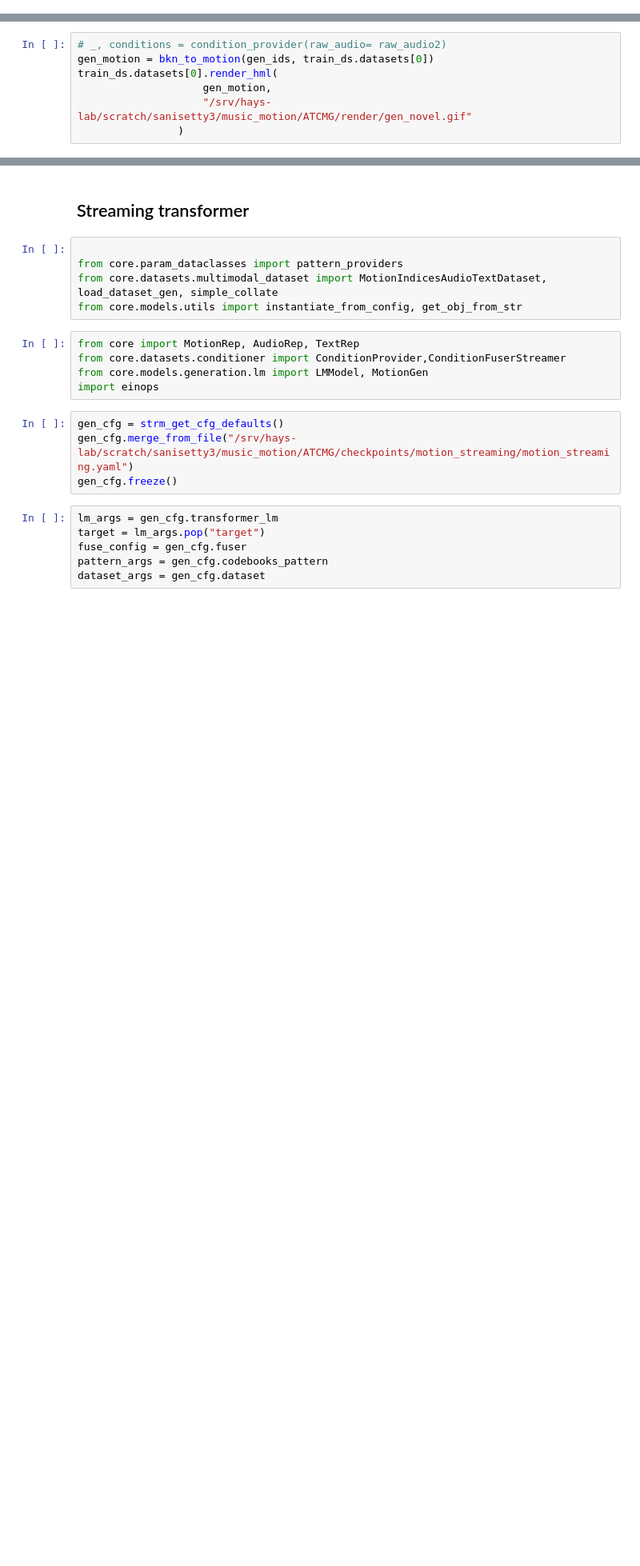
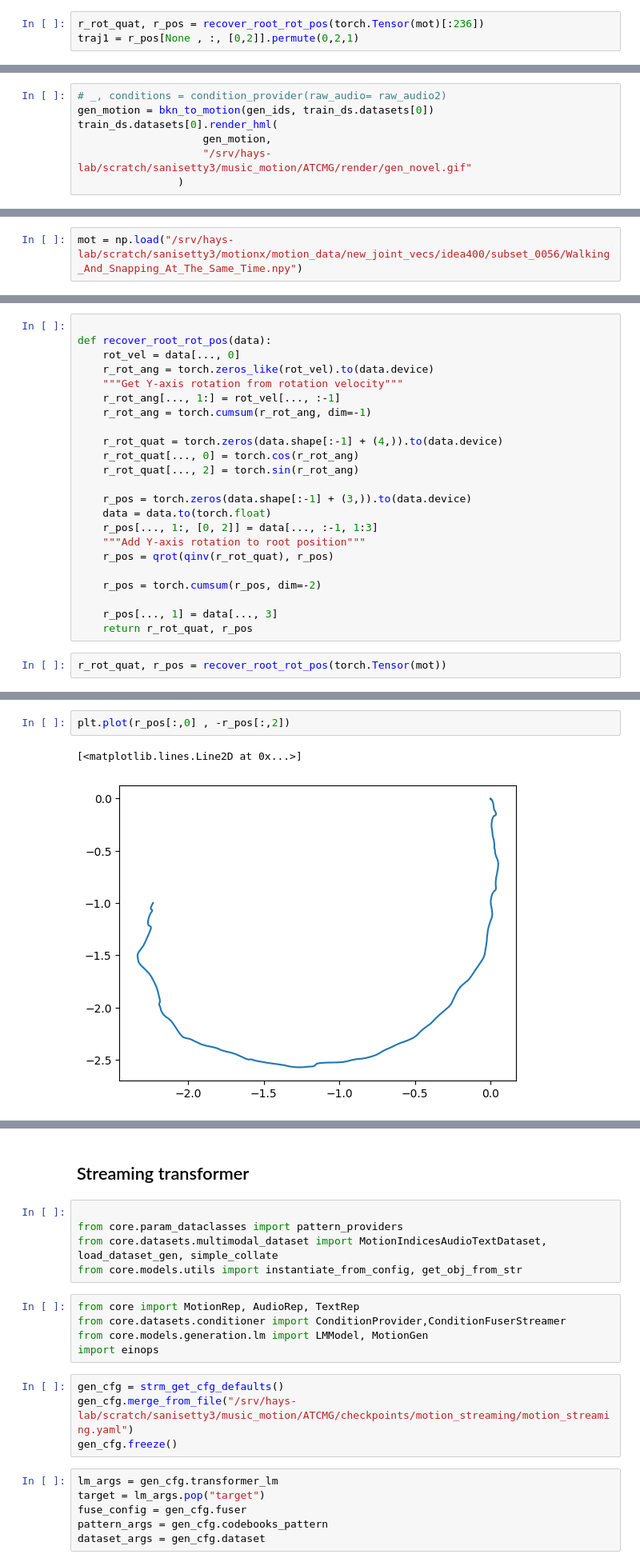
Before and after one commit to sohananisetty/ATCMG, a Jupyter notebook: multimodal.ipynb, the cells around one changed output, grey strips where cells are left out. Shown at 80% size. Saved outputs shown, nothing was run; the diff lists cells and outputs as text; blank space fills up the shorter version.

```diff
--- a/multimodal.ipynb
+++ b/multimodal.ipynb
@@ -366,0 +496,3 @@ tensor([[[-0.4240, -0.0268, -0.1519,  ...,  0.4622, -0.7852, -0.2308]],
+# %%
+r_rot_quat, r_pos = recover_root_rot_pos(torch.Tensor(mot)[:236])
+traj1 = r_pos[None , :, [0,2]].permute(0,2,1)
@@ -483,0 +590,2 @@ tensor([[-0., -0., -0., -0., 0., -0., 0., 0., -0., 0., -0., 0., 0., -0., -0., -0
+# %%
+mot = np.load("/srv/hays-lab/scratch/sanisetty3/motionx/motion_data/new_joint_vecs/idea400/subset_0056/Walking_And_Snapping_At_The_Same_Time.npy")
@@ -483,0 +594,25 @@ tensor([[-0., -0., -0., -0., 0., -0., 0., 0., -0., 0., -0., 0., 0., -0., -0., -0
+# %%
+
+def recover_root_rot_pos(data):
+    rot_vel = data[..., 0]
+    r_rot_ang = torch.zeros_like(rot_vel).to(data.device)
+    """Get Y-axis rotation from rotation velocity"""
+    r_rot_ang[..., 1:] = rot_vel[..., :-1]
+    r_rot_ang = torch.cumsum(r_rot_ang, dim=-1)
+
+    r_rot_quat = torch.zeros(data.shape[:-1] + (4,)).to(data.device)
+    r_rot_quat[..., 0] = torch.cos(r_rot_ang)
+    r_rot_quat[..., 2] = torch.sin(r_rot_ang)
+
+    r_pos = torch.zeros(data.shape[:-1] + (3,)).to(data.device)
+    data = data.to(torch.float)
+    r_pos[..., 1:, [0, 2]] = data[..., :-1, 1:3]
+    """Add Y-axis rotation to root position"""
+    r_pos = qrot(qinv(r_rot_quat), r_pos)
+
+    r_pos = torch.cumsum(r_pos, dim=-2)
+
+    r_pos[..., 1] = data[..., 3]
+    return r_rot_quat, r_pos
+# %%
+r_rot_quat, r_pos = recover_root_rot_pos(torch.Tensor(mot))
@@ -483,0 +669,5 @@ tensor([[-0., -0., -0., -0., 0., -0., 0., 0., -0., 0., -0., 0., 0., -0., -0., -0
+# %%
+plt.plot(r_pos[:,0] , -r_pos[:,2])
+# %% [output]
+[<matplotlib.lines.Line2D at 0x...>]
+[figure, added]
```
Also changed, not shown: parts of 78 cells of this notebook, 13 other files.
